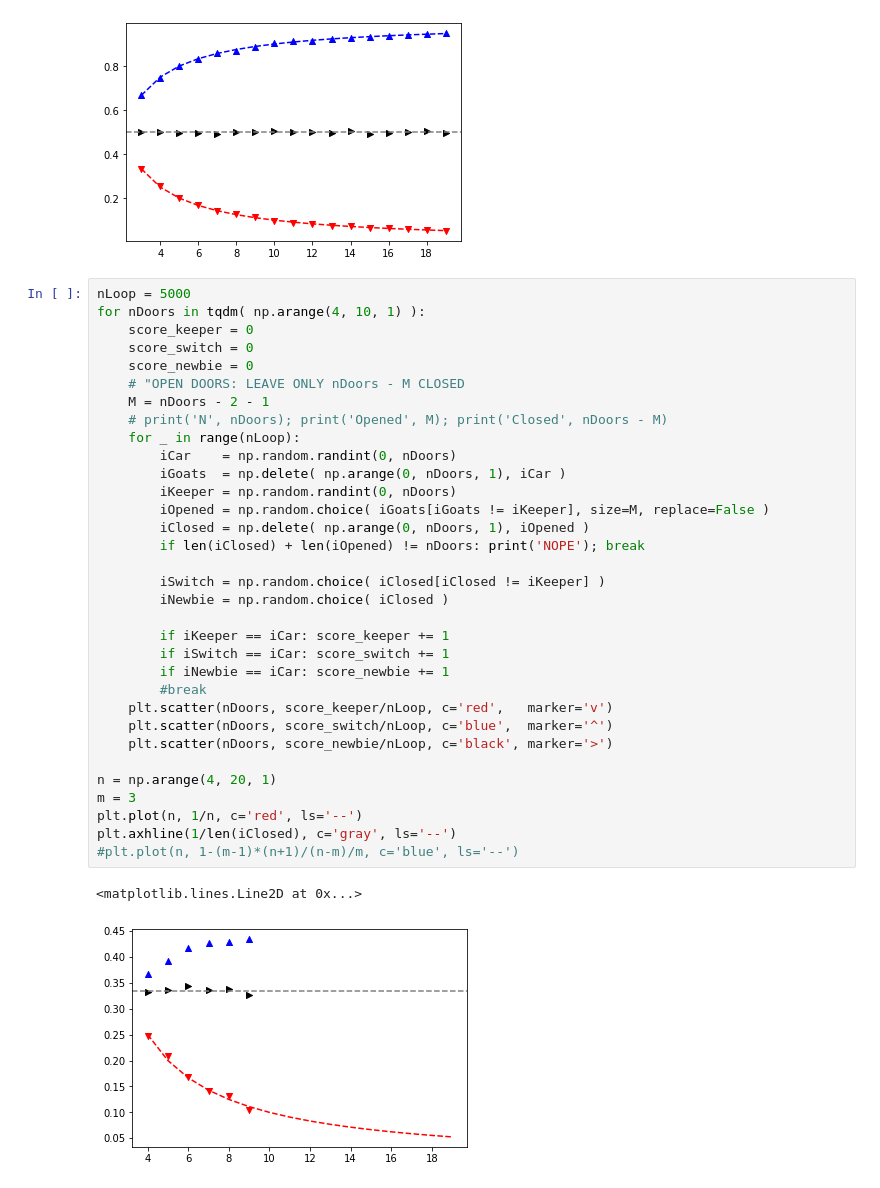
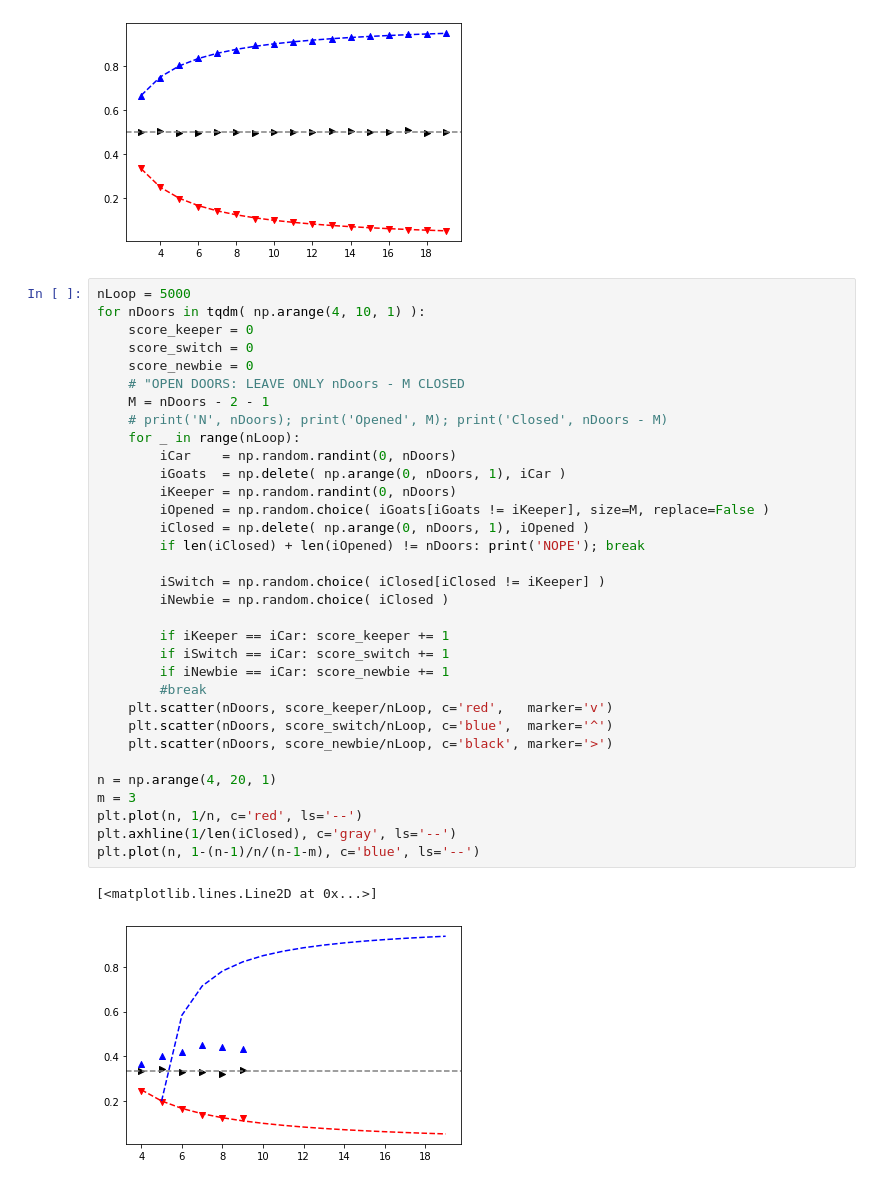
Before and after one commit to freddycch/astrostatistics_bicocca_2024, a Jupyter notebook: working/L02 - Monty Hall.ipynb, the cells around one changed output. Drawn from its saved outputs; the diff is of its cells as text.

```diff
--- a/working/L02 - Monty Hall.ipynb
+++ b/working/L02 - Monty Hall.ipynb
@@ -47,33 +47,33 @@ for nDoors in tqdm( np.arange(4, 10, 1) ):
     score_keeper = 0
     score_switch = 0
     score_newbie = 0
     # "OPEN DOORS: LEAVE ONLY nDoors - M CLOSED
     M = nDoors - 2 - 1
     # print('N', nDoors); print('Opened', M); print('Closed', nDoors - M)
     for _ in range(nLoop):
         iCar    = np.random.randint(0, nDoors)
         iGoats  = np.delete( np.arange(0, nDoors, 1), iCar )
         iKeeper = np.random.randint(0, nDoors)
         iOpened = np.random.choice( iGoats[iGoats != iKeeper], size=M, replace=False )
         iClosed = np.delete( np.arange(0, nDoors, 1), iOpened )
         if len(iClosed) + len(iOpened) != nDoors: print('NOPE'); break
 
         iSwitch = np.random.choice( iClosed[iClosed != iKeeper] )
         iNewbie = np.random.choice( iClosed )
 
         if iKeeper == iCar: score_keeper += 1
         if iSwitch == iCar: score_switch += 1
         if iNewbie == iCar: score_newbie += 1
         #break
     plt.scatter(nDoors, score_keeper/nLoop, c='red',   marker='v')
     plt.scatter(nDoors, score_switch/nLoop, c='blue',  marker='^')
     plt.scatter(nDoors, score_newbie/nLoop, c='black', marker='>')
 
 n = np.arange(4, 20, 1)
 m = 3
 plt.plot(n, 1/n, c='red', ls='--')
 plt.axhline(1/len(iClosed), c='gray', ls='--')
-#plt.plot(n, 1-(m-1)*(n+1)/(n-m)/m, c='blue', ls='--')
+plt.plot(n, 1-(n-1)/n/(n-1-m), c='blue', ls='--')
 # %% [output]
-<matplotlib.lines.Line2D at 0x...>
+[<matplotlib.lines.Line2D at 0x...>]
-[figure, old version]
+[figure, new version]
```
Also changed, not shown: 6 other files.
